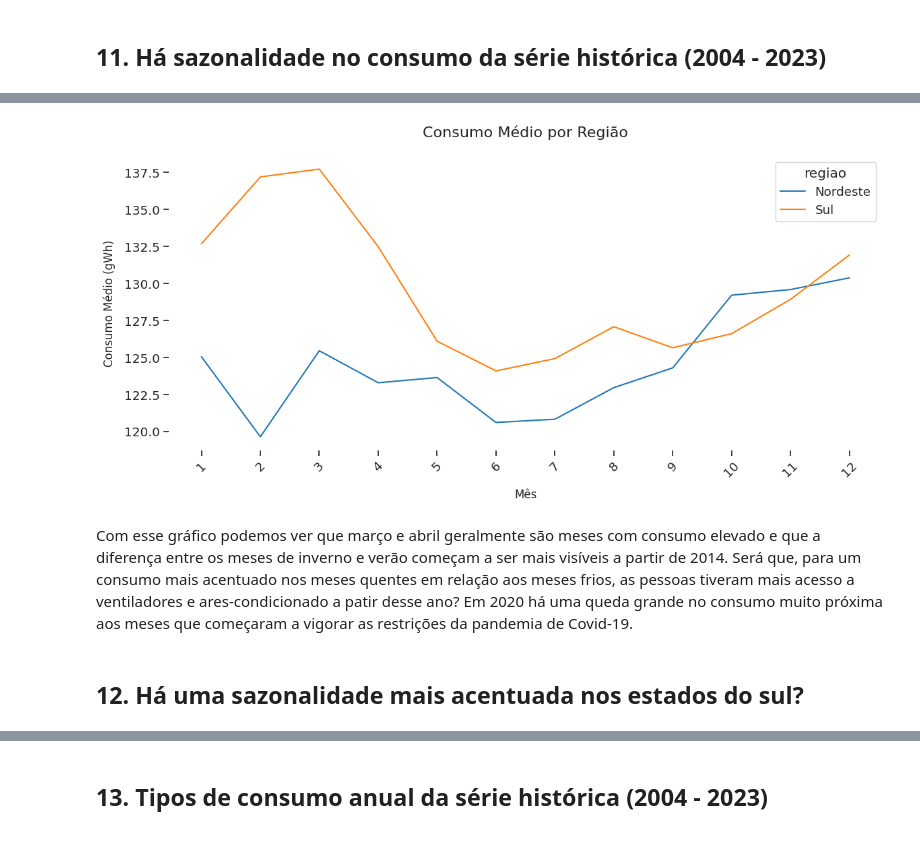
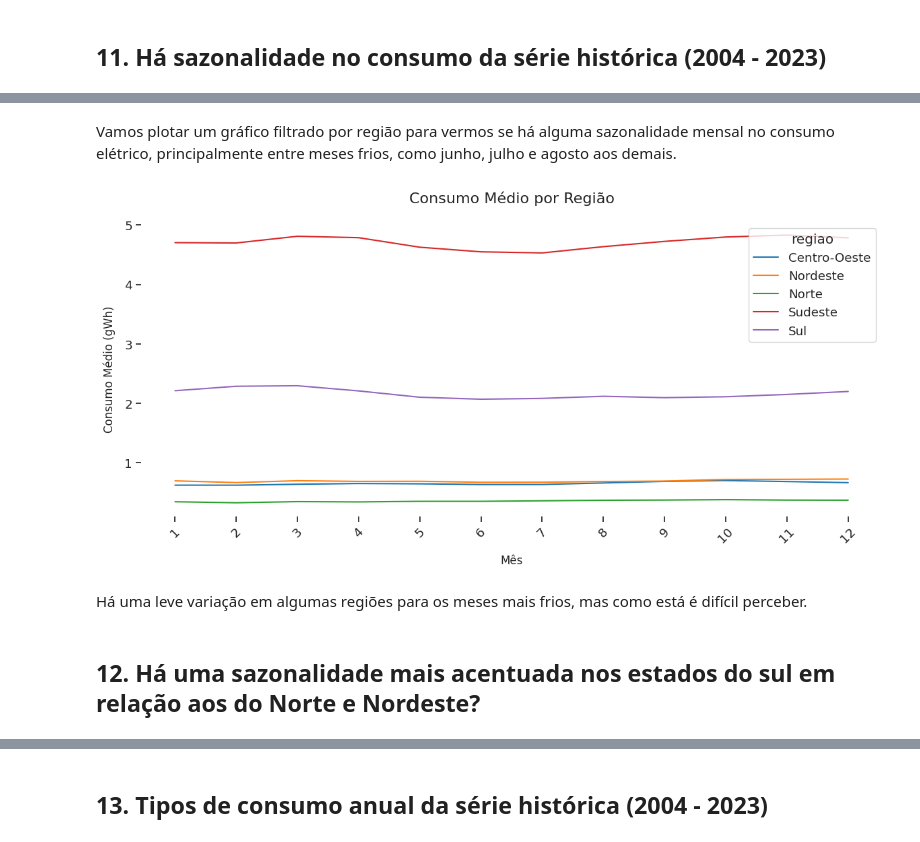
Before and after one commit to jorgelzsilva/projeto_consumo_energia, a Jupyter notebook: notebooks/desafio_final_jorge.ipynb, the cells around one changed output, grey strips where cells are left out. Drawn from its saved outputs; the diff is of its cells as text; code cells hidden in the pictures.

```diff
--- a/notebooks/desafio_final_jorge.ipynb
+++ b/notebooks/desafio_final_jorge.ipynb
@@ -670,7 +670,8 @@ def grafico_linha(dataframe, coluna_y, titulo, rotulo_y,
                   eixo_x='ano', filtro_x=None,
                   filtro_estado=None, filtro_regiao=None,
                   tipo_consumo='total', funcao_agg='soma',
-                  hue=None, tamanho_figura=(12, 6)):
+                  hue=None, tamanho_figura=(12, 6),
+                  milhares=False):
     """
     Cria um gráfico de linha dinâmico baseado nos parâmetros fornecidos.
 
@@ -760,6 +761,9 @@ def grafico_linha(dataframe, coluna_y, titulo, rotulo_y,
     # Ajustar os ticks do eixo x para mostrar todos os valores únicos
     plt.xticks(dataframe_agg[eixo_x].unique())
 
+    if milhares:
+        ax.yaxis.set_major_formatter(plt.FuncFormatter(lambda x, p: format(int(x), ',')))
+
     # Ajustar layout
     plt.tight_layout()
 
@@ -1528,14 +1330,16 @@ criar_lineplot_multifacetado(df, n_colunas=3)
+# %% [markdown]
+Vamos plotar um gráfico filtrado por região para vermos se há alguma sazonalidade mensal no consumo elétrico, principalmente entre meses frios, como junho, julho e agosto aos demais.
 # %%
 grafico_linha(df, coluna_y='gWh',
               titulo='Consumo Médio por Região',
               eixo_x='mes',
               rotulo_y='Consumo Médio (gWh)',
-              filtro_regiao=['Sul', 'Nordeste'],
-              funcao_agg='soma',
-              hue='regiao')
+              filtro_regiao=regiao,
+              hue='regiao',
+              funcao_agg='media')
 # %% [output]
-[figure, old version]
+[figure, new version]
-# %% [markdown]
-Com esse gráfico podemos ver que março e abril geralmente são meses com consumo elevado e que a diferença entre os meses de inverno e verão começam a ser mais visíveis a partir de 2014. Será que, para um consumo mais acentuado nos meses quentes em relação aos meses frios, as pessoas tiveram mais acesso a ventiladores e ares-condicionado a patir desse ano? Em 2020 há uma queda grande no consumo muito próxima aos meses que começaram a vigorar as restrições da pandemia de Covid-19.
+# %% [markdown]
+Há uma leve variação em algumas regiões para os meses mais frios, mas como está é difícil perceber.
 # %% [markdown]
-## 12. Há uma sazonalidade mais acentuada nos estados do sul?
+## 12. Há uma sazonalidade mais acentuada nos estados do sul em relação aos do Norte e Nordeste?
```
Also changed, not shown: parts of 39 cells of this notebook, 17 other files.
